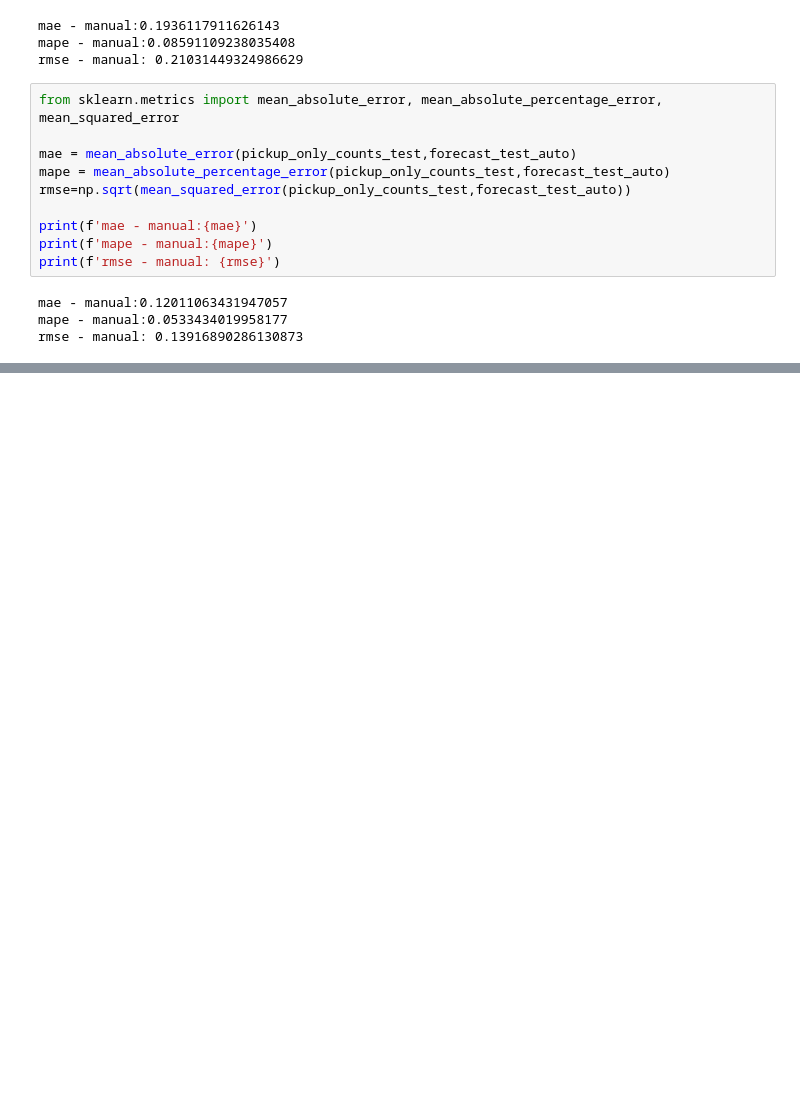
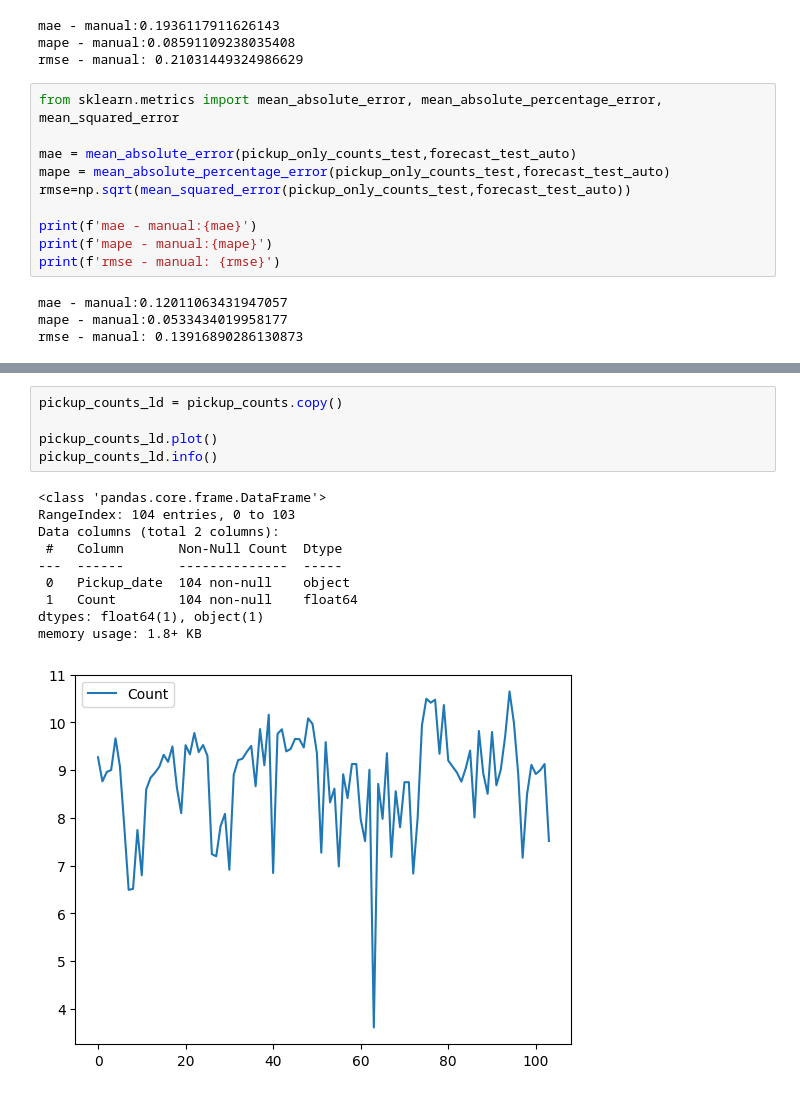
Before and after one commit to Isanjalee/fyp, a Jupyter notebook: Analyses_and_Forecasting.ipynb, the cells around one changed output, grey strips where cells are left out. Drawn from its saved outputs; the diff is of its cells as text; blank space fills up the shorter version.

```diff
--- a/Analyses_and_Forecasting.ipynb
+++ b/Analyses_and_Forecasting.ipynb
@@ -1288,0 +1372,16 @@ rmse - manual: 0.13916890286130873
+# %%
+pickup_counts_ld = pickup_counts.copy()
+
+pickup_counts_ld.plot()
+pickup_counts_ld.info()
+# %% [output]
+<class 'pandas.core.frame.DataFrame'>
+RangeIndex: 104 entries, 0 to 103
+Data columns (total 2 columns):
+ #   Column       Non-Null Count  Dtype
+---  ------       --------------  -----
+ 0   Pickup_date  104 non-null    object
+ 1   Count        104 non-null    float64
+dtypes: float64(1), object(1)
+memory usage: 1.8+ KB
+[figure, added]
```
Also changed, not shown: parts of 68 cells of this notebook.
